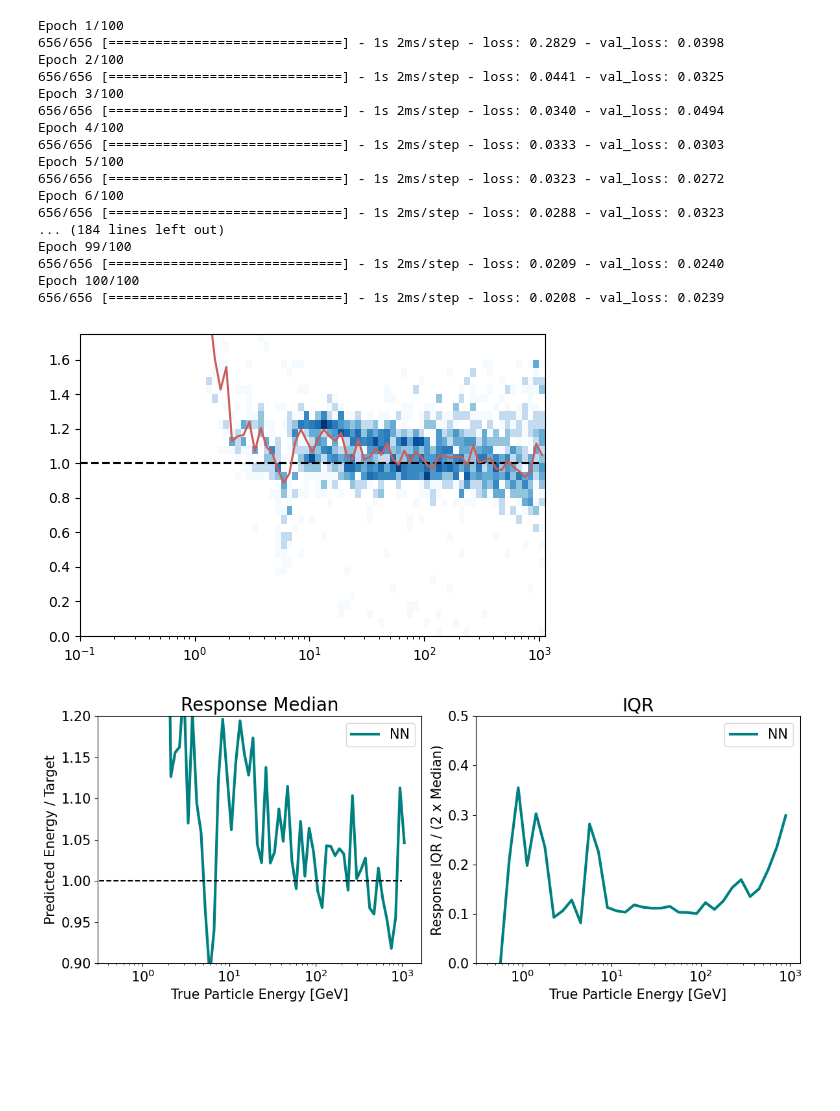
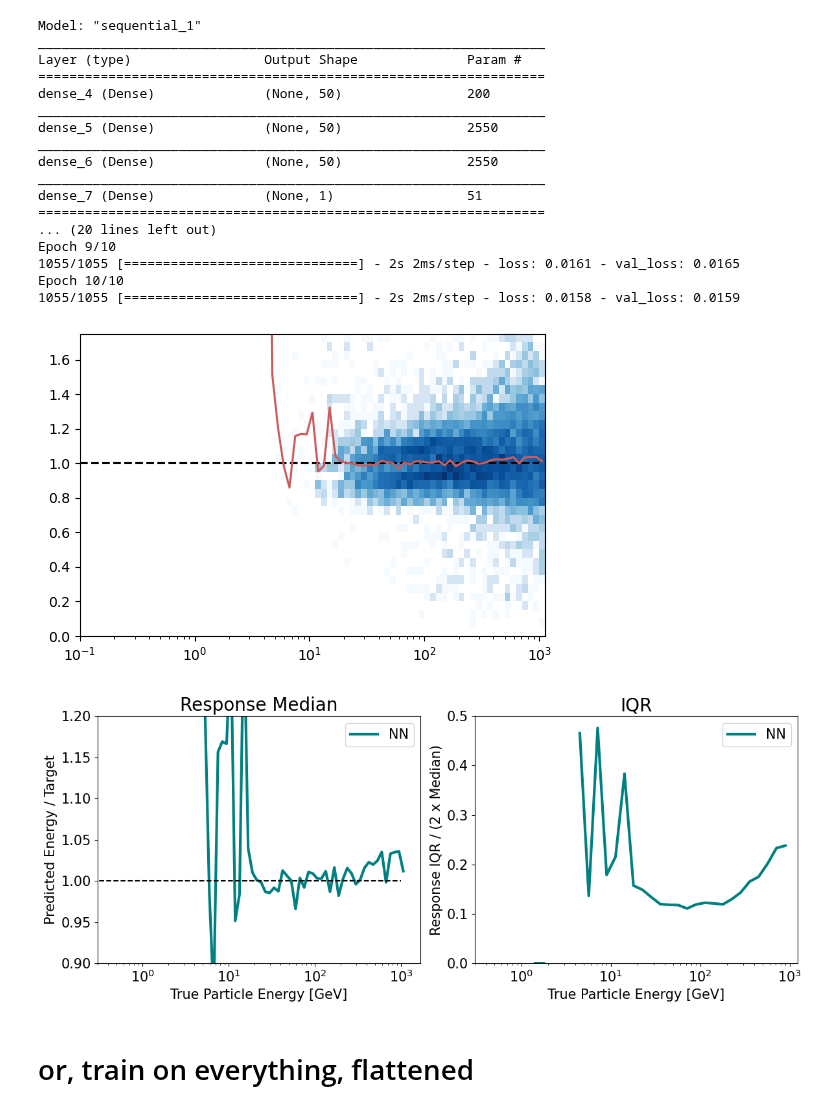
Before and after one commit to atlas-calo-ml/gn4pions_eastbay, a Jupyter notebook: simple_regression_model.ipynb, the cells around one changed output. Drawn from its saved outputs; the diff is of its cells as text; code cells hidden in the pictures; blank space fills up the shorter version.

Commit message:
Train on Russell's files

```diff
--- a/simple_regression_model.ipynb
+++ b/simple_regression_model.ipynb
@@ -75,3 +87,7 @@ df["log10_cluster_calib_e"] = np.log10(y[:,2])
 
 df.replace([np.inf, -np.inf], np.nan, inplace=True)
 df = df.fillna(0)
+# %%
+df = df[10**(df.log10_cluster_e_0) > 0.5]
+df = df[10**(df.log10_cluster_e_1) > 0.5]
+df = df[10**(df.log10_cluster_e_2) > 0.5]
@@ -103,0 +160,3 @@ plt.ylabel(r'Log$_{10}$ Leading Cluster E');
+# %%
+df["track_eta"] = df[['track_eta_0', 'track_eta_1','track_eta_2',
+                      'track_eta_3', 'track_eta_4', 'track_eta_5']].mean(axis=1)
@@ -104,40 +182,45 @@ plt.ylabel(r'Log$_{10}$ Leading Cluster E');
 # %%
 train_vars = [
     'log10_cluster_e_0',
+#     'log10_cluster_e_1',
+#     'log10_cluster_e_2',
     'log10_track_pt',
-    'track_eta_0',
-    'track_eta_1',
-    'track_eta_2',
-    'track_eta_3',
-    'track_eta_4',
-    'track_eta_5',
+    'track_eta',
+#     'track_eta_0',
+#     'track_eta_1',
+#     'track_eta_2',
+#     'track_eta_3',
+#     'track_eta_4',
+#     'track_eta_5',
              ]
 # target_var = ['log10_cluster_calib_e'] # cluster-only target
 target_var = ['log10_truth_particle_e'] # cluster + track target
 # %%
-test = train(df, train_vars, target_var, batch_size=10, epochs=100)
+test = train(df, train_vars, target_var, batch_size=32, epochs=10)
 # %% [output]
-Epoch 1/100
-656/656 [==============================] - 1s 2ms/step - loss: 0.2829 - val_loss: 0.0398
-Epoch 2/100
-656/656 [==============================] - 1s 2ms/step - loss: 0.0441 - val_loss: 0.0325
-Epoch 3/100
-656/656 [==============================] - 1s 2ms/step - loss: 0.0340 - val_loss: 0.0494
-Epoch 4/100
-656/656 [==============================] - 1s 2ms/step - loss: 0.0333 - val_loss: 0.0303
-Epoch 5/100
-656/656 [==============================] - 1s 2ms/step - loss: 0.0323 - val_loss: 0.0272
-Epoch 6/100
-656/656 [==============================] - 1s 2ms/step - loss: 0.0288 - val_loss: 0.0323
-... (184 lines left out)
-Epoch 99/100
-656/656 [==============================] - 1s 2ms/step - loss: 0.0209 - val_loss: 0.0240
-Epoch 100/100
-656/656 [==============================] - 1s 2ms/step - loss: 0.0208 - val_loss: 0.0239
+Model: "sequential_1"
+_________________________________________________________________
+Layer (type)                 Output Shape              Param #
+=================================================================
+dense_4 (Dense)              (None, 50)                200
+_________________________________________________________________
+dense_5 (Dense)              (None, 50)                2550
+_________________________________________________________________
+dense_6 (Dense)              (None, 50)                2550
+_________________________________________________________________
+dense_7 (Dense)              (None, 1)                 51
+=================================================================
+... (20 lines left out)
+Epoch 9/10
+1055/1055 [==============================] - 2s 2ms/step - loss: 0.0161 - val_loss: 0.0165
+Epoch 10/10
+1055/1055 [==============================] - 2s 2ms/step - loss: 0.0158 - val_loss: 0.0159
 # %%
-make_plots(test, plot_em=False, plot_track=False,
+make_plots(test.nn_output, test.nn_target, plot_em=False, plot_track=False,
 #            save_label="dnn"
 )
 # %% [output]
-[figure, old version]
+[figure, new version]
-[figure, old version]
+[figure, new version]
+# %% [markdown]
+# or, train on everything, flattened
```
Also changed, not shown: parts of 31 cells of this notebook, 2 other files.
